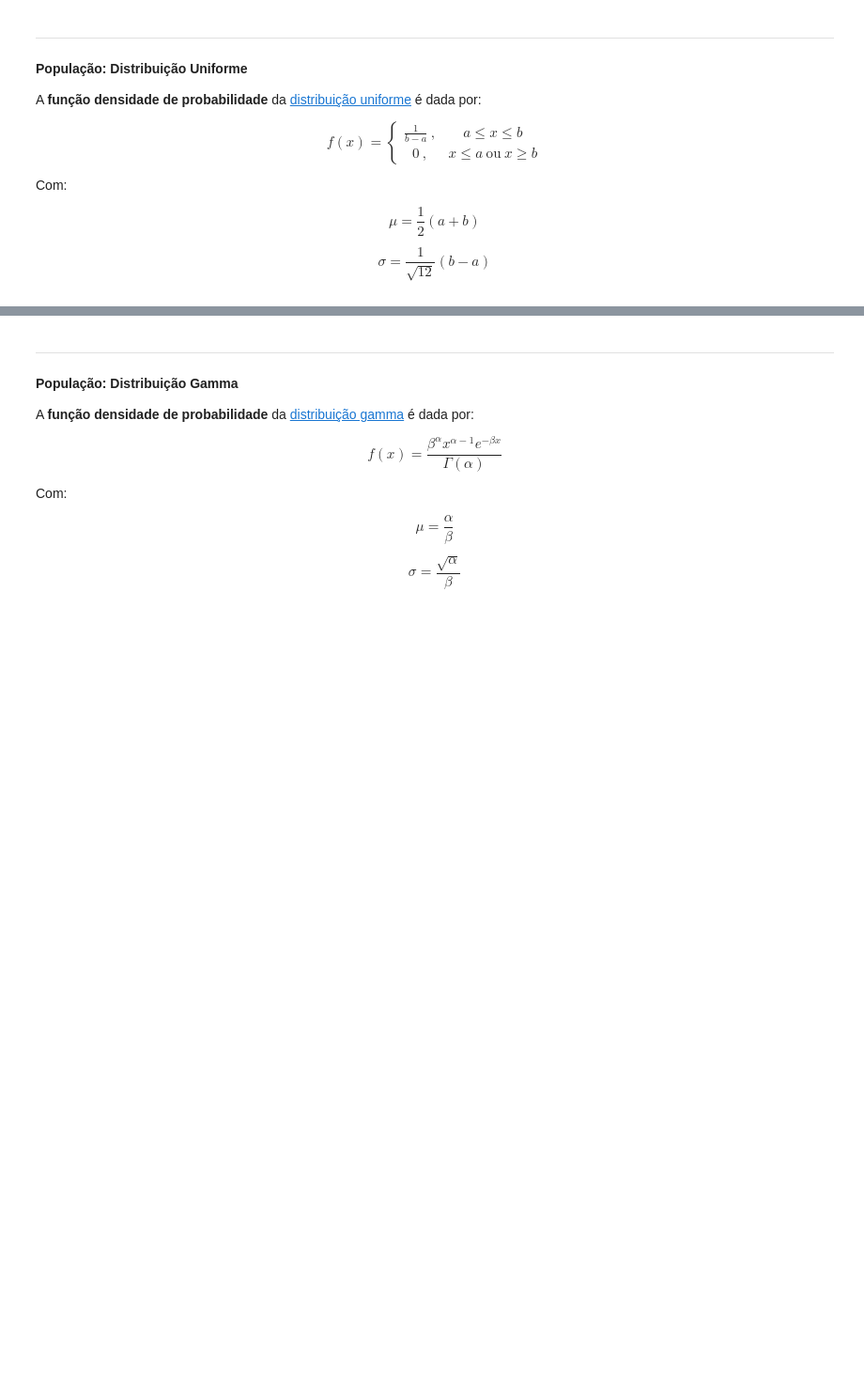
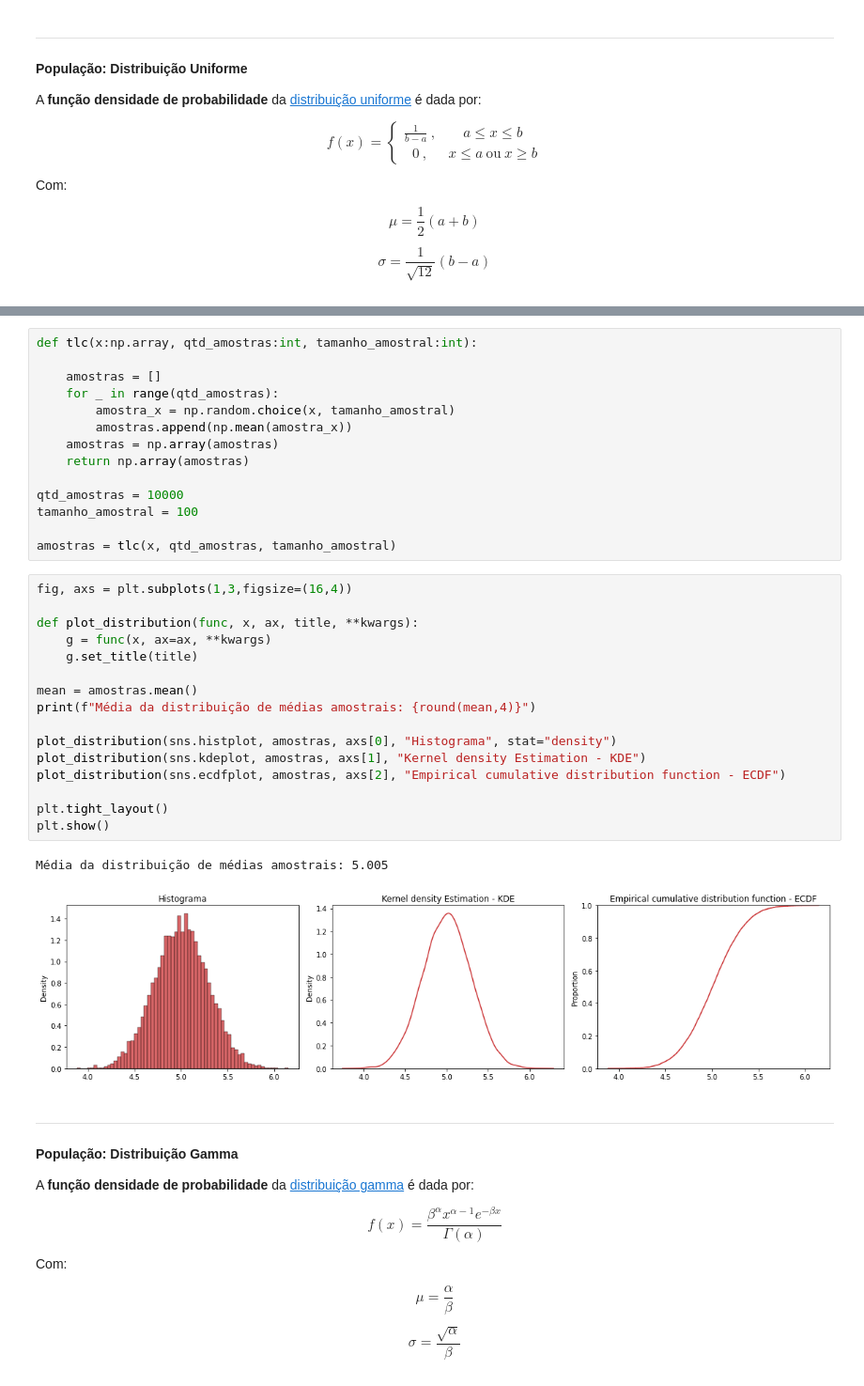
Before and after one commit to rocabrera/curso_ml, a Jupyter notebook: semana_5/intro_estatistica_inferencial_gabarito.ipynb, the cells around one changed output, grey strips where cells are left out. Shown at 94% size. Cells and saved outputs as stored; diff of their text form; blank space fills up the shorter version.

```diff
--- a/semana_5/intro_estatistica_inferencial_gabarito.ipynb
+++ b/semana_5/intro_estatistica_inferencial_gabarito.ipynb
@@ -201,3 +252,36 @@ $$ \sigma = \frac{1}{\sqrt{12}}(b-a) $$
+# %%
+def tlc(x:np.array, qtd_amostras:int, tamanho_amostral:int):
+
+    amostras = []
+    for _ in range(qtd_amostras):
+        amostra_x = np.random.choice(x, tamanho_amostral)
+        amostras.append(np.mean(amostra_x))
+    amostras = np.array(amostras)
+    return np.array(amostras)
+
+qtd_amostras = 10000
+tamanho_amostral = 100
+
+amostras = tlc(x, qtd_amostras, tamanho_amostral)
+# %%
+fig, axs = plt.subplots(1,3,figsize=(16,4))
+
+def plot_distribution(func, x, ax, title, **kwargs):
+    g = func(x, ax=ax, **kwargs)
+    g.set_title(title)
+
+mean = amostras.mean()
+print(f"Média da distribuição de médias amostrais: {round(mean,4)}")
+
+plot_distribution(sns.histplot, amostras, axs[0], "Histograma", stat="density")
+plot_distribution(sns.kdeplot, amostras, axs[1], "Kernel density Estimation - KDE")
+plot_distribution(sns.ecdfplot, amostras, axs[2], "Empirical cumulative distribution function - ECDF")
+
+plt.tight_layout()
+plt.show()
+# %% [output]
+Média da distribuição de médias amostrais: 5.005
+[figure, added]
 # %% [markdown]
 ____
 # %% [markdown]
```
Also changed, not shown: parts of 35 cells of this notebook.
